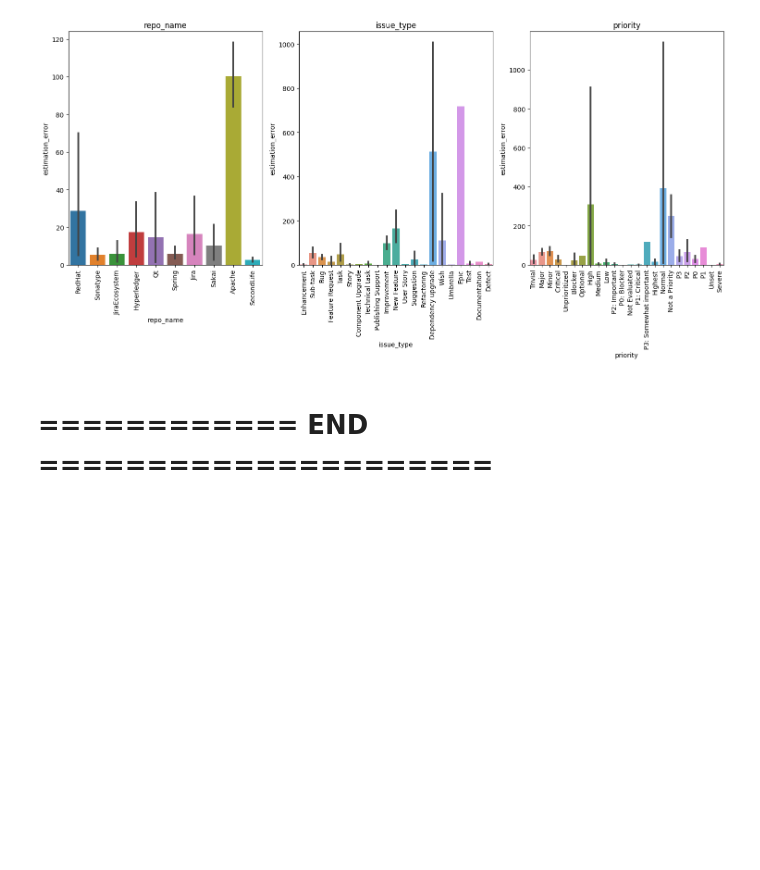
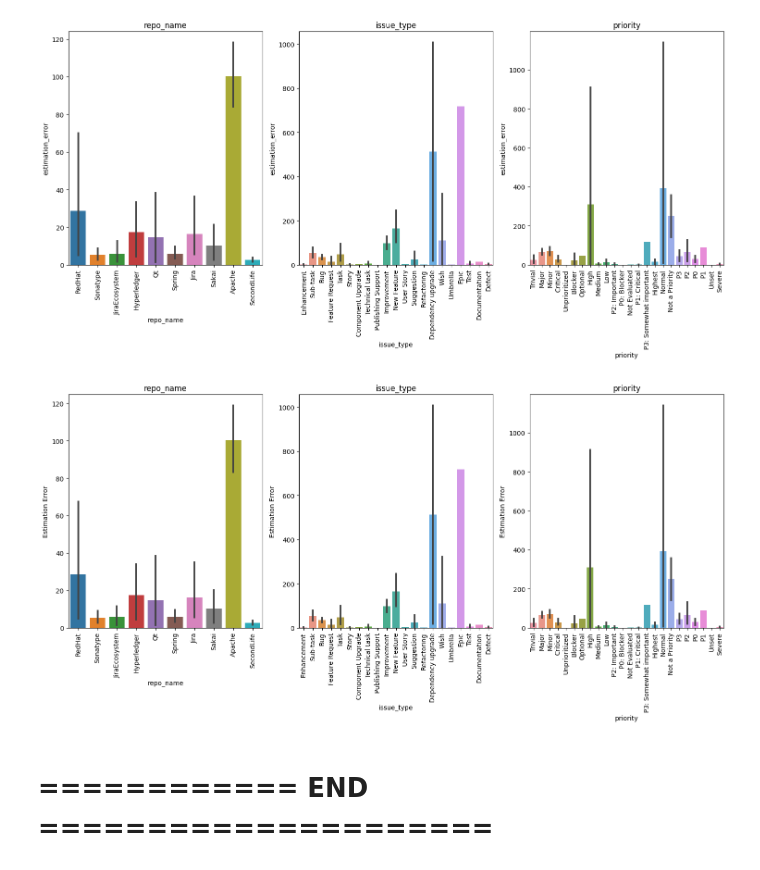
Before and after one commit to abroniewski/Jira-Dataset-Time-Estimate-Study, a Jupyter notebook: src/research_analysis.ipynb, the cells around one changed output. Drawn from its saved outputs; the diff is of its cells as text; code cells hidden in the pictures; blank space fills up the shorter version.

```diff
--- a/src/research_analysis.ipynb
+++ b/src/research_analysis.ipynb
@@ -947,6 +947,20 @@ for i,col in enumerate(column_names):
 fig.tight_layout()
 # %% [output]
 [figure]
+# %%
+column_names = temp.columns[:-1]
+fig = plt.figure(figsize=(20,20))
+for i,col in enumerate(column_names):
+    if len(temp[col].unique())/len(temp[col])<0.10 and len(temp[col].unique())>1:
+        ax = fig.add_subplot(3,4, i+1)
+        sns.barplot(x=col, y='estimation_error', data=temp, ax=ax)
+        plt.xticks(rotation=90)
+        plt.title(col)
+        ax.set_xlabel('{}'.format(col))
+        ax.set_ylabel('Estimation Error')
+fig.tight_layout()
+# %% [output]
+[figure, added]
 # %%
 # r2_numeric = r2_overestimated.select_dtypes(include='number').columns[:-1]
 # for col in r2_numeric:
```
